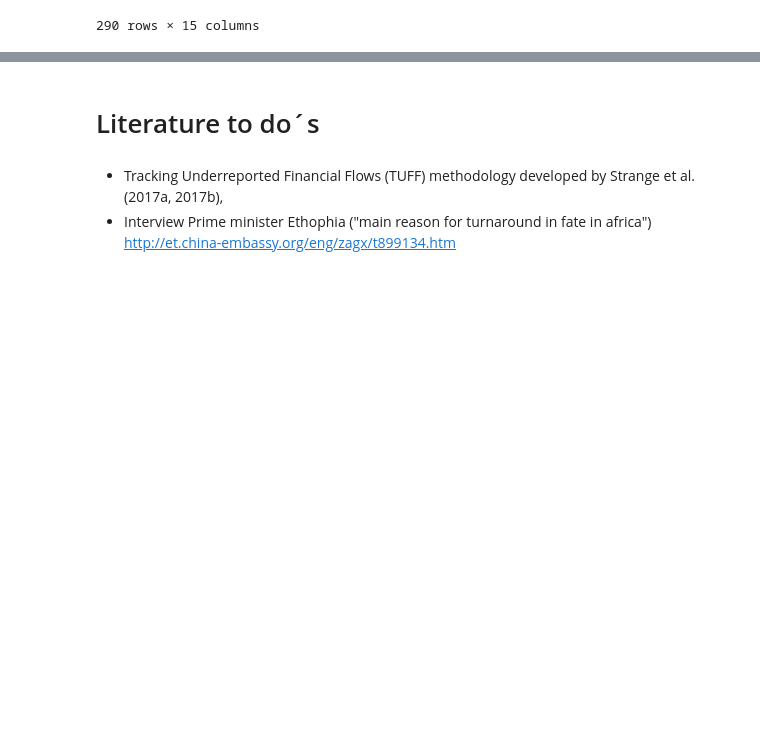
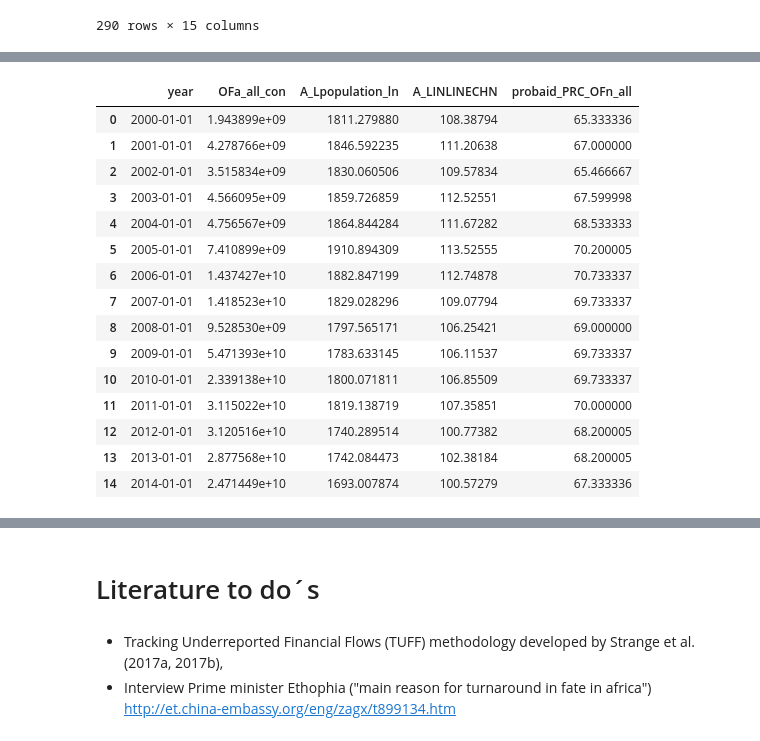
Before and after one commit to JonathanWillnow/ose-data-science-course-project-JonathanWillnow, a Jupyter notebook: JonathanWillnowOSE.ipynb, the cells around one changed output, grey strips where cells are left out. Cells and saved outputs as stored; diff of their text form; code cells hidden in the pictures; blank space fills up the shorter version.

```diff
--- a/JonathanWillnowOSE.ipynb
+++ b/JonathanWillnowOSE.ipynb
@@ -370,0 +385,25 @@ data
+# %%
+d3_1 = pd.DataFrame()
+d3_1["year"] = d3.year.unique()
+d3_1["OFa_all_con"] = (d3.groupby("year")["OFa_all_con"].sum()).values
+d3_1["A_Lpopulation_ln"] = (d3.groupby("year")["A_Lpopulation_ln"].sum()).values
+d3_1["A_LINLINECHN"] = (d3.groupby("year")["A_LINLINECHN"].sum()).values
+d3_1["probaid_PRC_OFn_all"] = (d3.groupby("year")["probaid_PRC_OFn_all"].sum()).values
+d3_1
+# %% [output]
+|  | year | OFa_all_con | A_Lpopulation_ln | A_LINLINECHN | probaid_PRC_OFn_all |
+| 0 | 2000-01-01 | 1.943899e+09 | 1811.279880 | 108.38794 | 65.333336 |
+| 1 | 2001-01-01 | 4.278766e+09 | 1846.592235 | 111.20638 | 67.000000 |
+| 2 | 2002-01-01 | 3.515834e+09 | 1830.060506 | 109.57834 | 65.466667 |
+| 3 | 2003-01-01 | 4.566095e+09 | 1859.726859 | 112.52551 | 67.599998 |
+| 4 | 2004-01-01 | 4.756567e+09 | 1864.844284 | 111.67282 | 68.533333 |
+| 5 | 2005-01-01 | 7.410899e+09 | 1910.894309 | 113.52555 | 70.200005 |
+| 6 | 2006-01-01 | 1.437427e+10 | 1882.847199 | 112.74878 | 70.733337 |
+| 7 | 2007-01-01 | 1.418523e+10 | 1829.028296 | 109.07794 | 69.733337 |
+| 8 | 2008-01-01 | 9.528530e+09 | 1797.565171 | 106.25421 | 69.000000 |
+| 9 | 2009-01-01 | 5.471393e+10 | 1783.633145 | 106.11537 | 69.733337 |
+| 10 | 2010-01-01 | 2.339138e+10 | 1800.071811 | 106.85509 | 69.733337 |
+| 11 | 2011-01-01 | 3.115022e+10 | 1819.138719 | 107.35851 | 70.000000 |
+| 12 | 2012-01-01 | 3.120516e+10 | 1740.289514 | 100.77382 | 68.200005 |
+| 13 | 2013-01-01 | 2.877568e+10 | 1742.084473 | 102.38184 | 68.200005 |
+| 14 | 2014-01-01 | 2.471449e+10 | 1693.007874 | 100.57279 | 67.333336 |
```
Also changed, not shown: parts of 16 cells of this notebook.
